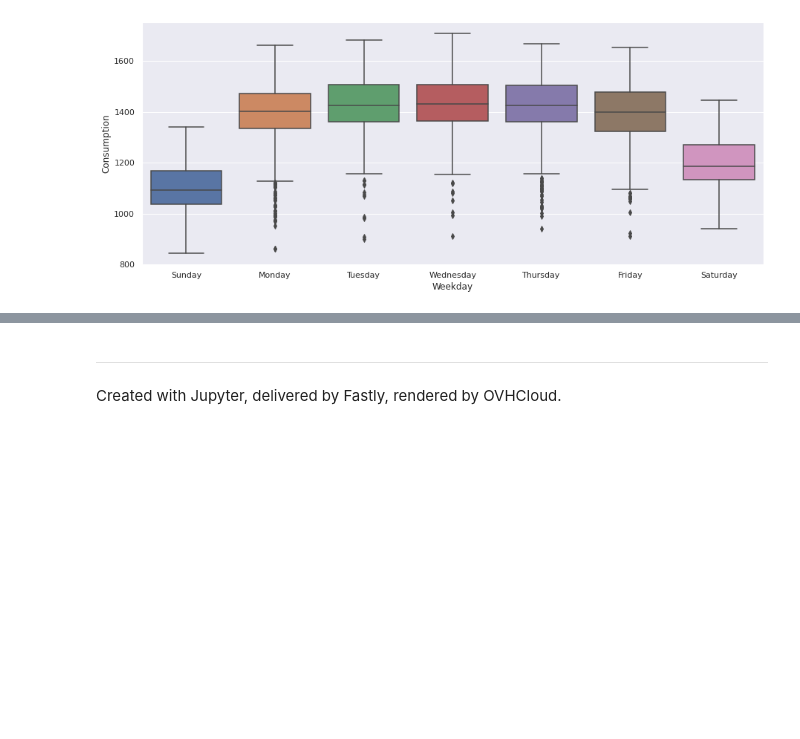
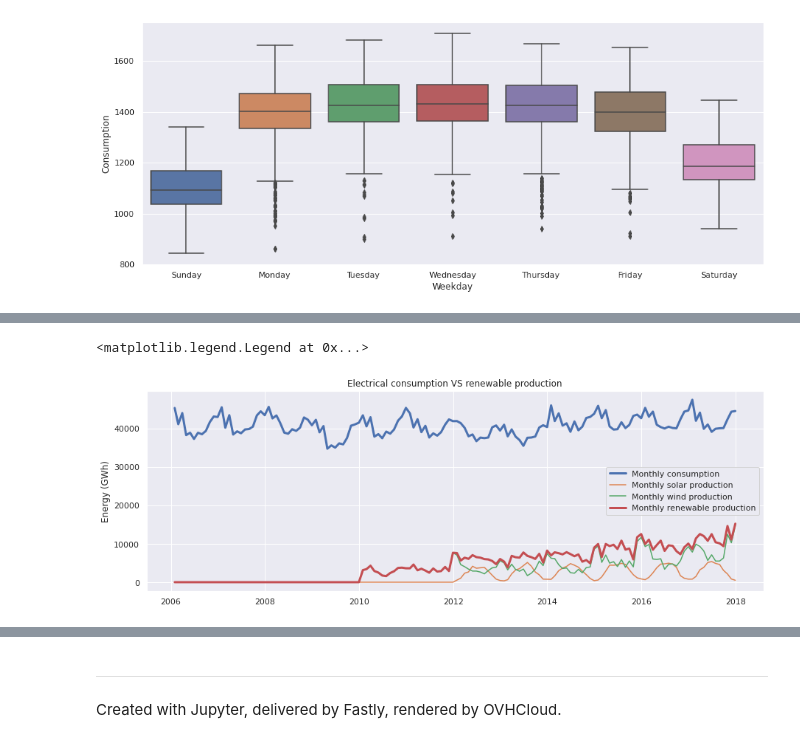
Before and after one commit to fbagattini/Lezioni, a Jupyter notebook: Soluzioni.ipynb, the cells around one changed output, grey strips where cells are left out. Cells and saved outputs as stored; diff of their text form; code cells hidden in the pictures; blank space fills up the shorter version.

```diff
--- a/Soluzioni.ipynb
+++ b/Soluzioni.ipynb
@@ -183,0 +197,12 @@ sns.boxplot('Weekday', 'Consumption', data=df)
+# %%
+sns.set()
+# %%
+df = pd.read_csv('data/OPSD_Germany_all.csv',
+                 parse_dates=True,
+                 index_col='Date')
+
+df = df.fillna(0)
+
+df['Renewable'] = df['Solar'] + df['Wind']
+
+df.head()
@@ -183,0 +217,23 @@ sns.boxplot('Weekday', 'Consumption', data=df)
+# %%
+plt.figure(figsize=(15,5))
+
+plt.plot(df['Consumption'].resample('M').sum(),
+         linewidth=3,
+         label='Monthly consumption')
+
+plt.plot(df['Solar'].resample('M').sum(),
+         label='Monthly solar production')
+
+plt.plot(df['Wind'].resample('M').sum(),
+         label='Monthly wind production')
+
+plt.plot(df['Renewable'].resample('M').sum(),
+         linewidth=3,
+         label='Monthly renewable production')
+
+plt.ylabel('Energy (GWh)')
+plt.title('Electrical consumption VS renewable production')
+plt.legend()
+# %% [output]
+<matplotlib.legend.Legend at 0x...>
+[figure, added]
```
Also changed, not shown: parts of 31 cells of this notebook, 1 other file.
